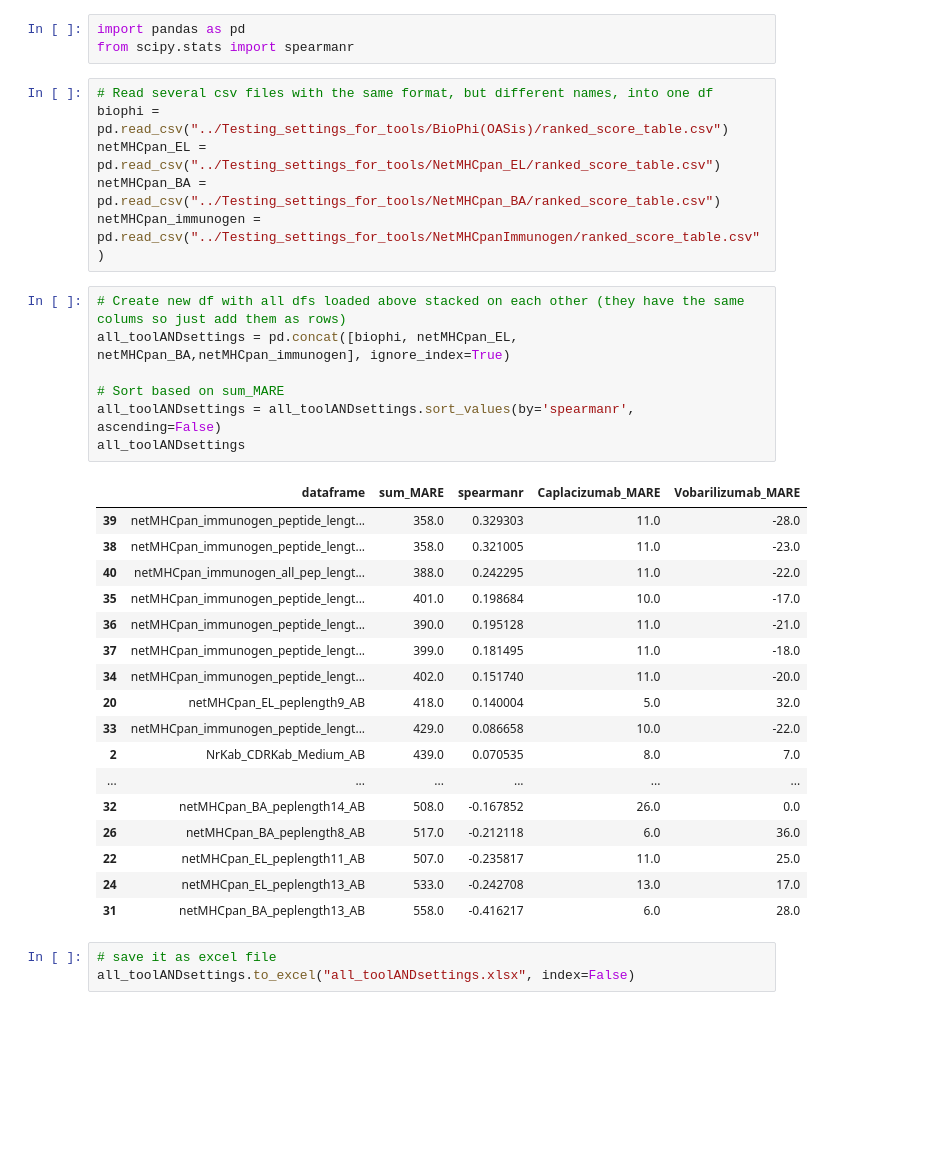
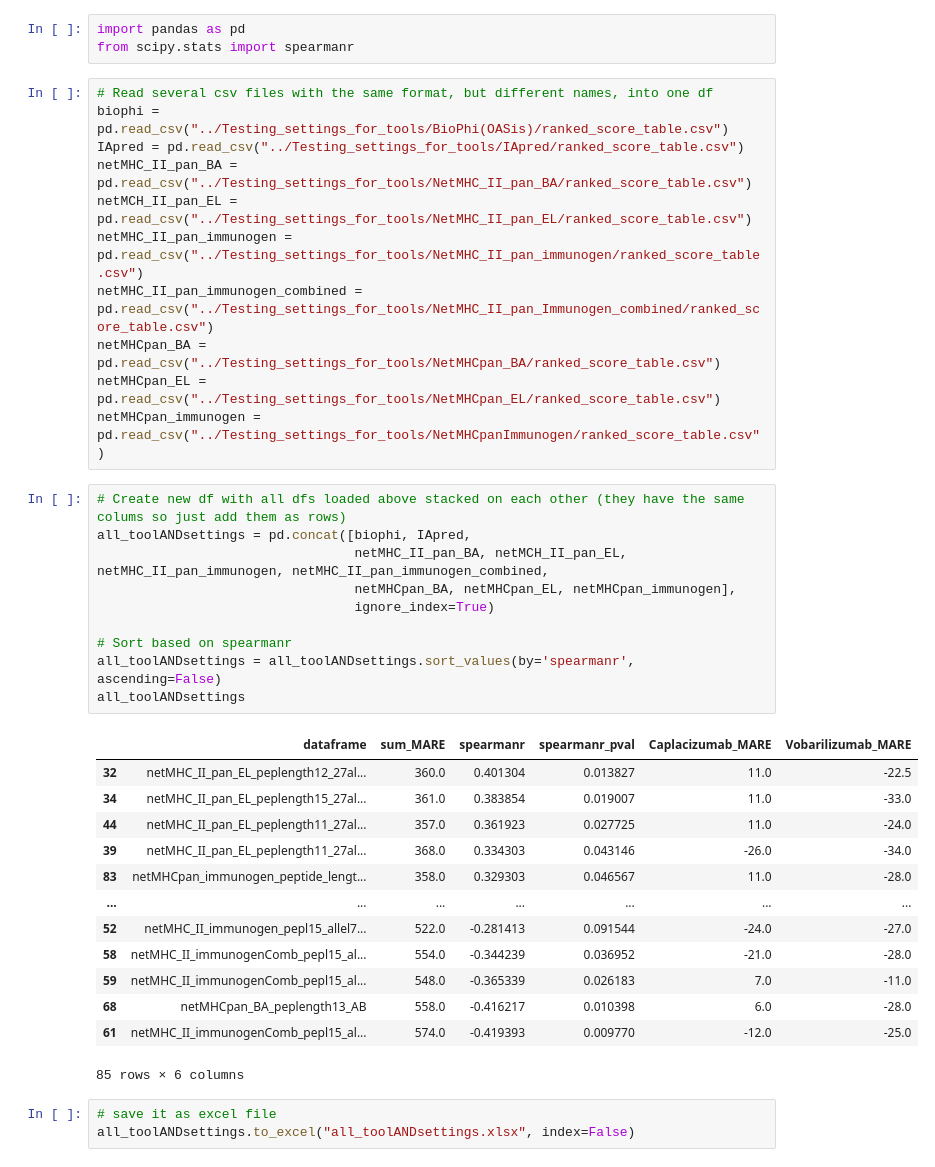
Before and after one commit to RebeckaAntonsson/Thesis, a Jupyter notebook: Immonogenecity_tool_testing/Best_tools/all_toolANDsettings.ipynb, the cells around one changed output. Cells and saved outputs as stored; diff of their text form; blank space fills up the shorter version.

```diff
--- a/Immonogenecity_tool_testing/Best_tools/all_toolANDsettings.ipynb
+++ b/Immonogenecity_tool_testing/Best_tools/all_toolANDsettings.ipynb
@@ -4,34 +4,38 @@ from scipy.stats import spearmanr
 # %%
 # Read several csv files with the same format, but different names, into one df
 biophi = pd.read_csv("../Testing_settings_for_tools/BioPhi(OASis)/ranked_score_table.csv")
+IApred = pd.read_csv("../Testing_settings_for_tools/IApred/ranked_score_table.csv")
+netMHC_II_pan_BA = pd.read_csv("../Testing_settings_for_tools/NetMHC_II_pan_BA/ranked_score_table.csv")
+netMCH_II_pan_EL = pd.read_csv("../Testing_settings_for_tools/NetMHC_II_pan_EL/ranked_score_table.csv")
+netMHC_II_pan_immunogen = pd.read_csv("../Testing_settings_for_tools/NetMHC_II_pan_immunogen/ranked_score_table.csv")
+netMHC_II_pan_immunogen_combined = pd.read_csv("../Testing_settings_for_tools/NetMHC_II_pan_Immunogen_combined/ranked_score_table.csv")
+netMHCpan_BA = pd.read_csv("../Testing_settings_for_tools/NetMHCpan_BA/ranked_score_table.csv")
 netMHCpan_EL = pd.read_csv("../Testing_settings_for_tools/NetMHCpan_EL/ranked_score_table.csv")
-netMHCpan_BA = pd.read_csv("../Testing_settings_for_tools/NetMHCpan_BA/ranked_score_table.csv")
 netMHCpan_immunogen = pd.read_csv("../Testing_settings_for_tools/NetMHCpanImmunogen/ranked_score_table.csv")
 # %%
 # Create new df with all dfs loaded above stacked on each other (they have the same colums so just add them as rows)
-all_toolANDsettings = pd.concat([biophi, netMHCpan_EL, netMHCpan_BA,netMHCpan_immunogen], ignore_index=True)
+all_toolANDsettings = pd.concat([biophi, IApred,
+                                 netMHC_II_pan_BA, netMCH_II_pan_EL, netMHC_II_pan_immunogen, netMHC_II_pan_immunogen_combined,
+                                 netMHCpan_BA, netMHCpan_EL, netMHCpan_immunogen],
+                                 ignore_index=True)
 
-# Sort based on sum_MARE
+# Sort based on spearmanr
 all_toolANDsettings = all_toolANDsettings.sort_values(by='spearmanr', ascending=False)
 all_toolANDsettings
 # %% [output]
-|  | dataframe | sum_MARE | spearmanr | Caplacizumab_MARE | Vobarilizumab_MARE |
-| 39 | netMHCpan_immunogen_peptide_lengt... | 358.0 | 0.329303 | 11.0 | -28.0 |
-| 38 | netMHCpan_immunogen_peptide_lengt... | 358.0 | 0.321005 | 11.0 | -23.0 |
-| 40 | netMHCpan_immunogen_all_pep_lengt... | 388.0 | 0.242295 | 11.0 | -22.0 |
-| 35 | netMHCpan_immunogen_peptide_lengt... | 401.0 | 0.198684 | 10.0 | -17.0 |
-| 36 | netMHCpan_immunogen_peptide_lengt... | 390.0 | 0.195128 | 11.0 | -21.0 |
-| 37 | netMHCpan_immunogen_peptide_lengt... | 399.0 | 0.181495 | 11.0 | -18.0 |
-| 34 | netMHCpan_immunogen_peptide_lengt... | 402.0 | 0.151740 | 11.0 | -20.0 |
-| 20 | netMHCpan_EL_peplength9_AB | 418.0 | 0.140004 | 5.0 | 32.0 |
-| 33 | netMHCpan_immunogen_peptide_lengt... | 429.0 | 0.086658 | 10.0 | -22.0 |
-| 2 | NrKab_CDRKab_Medium_AB | 439.0 | 0.070535 | 8.0 | 7.0 |
-| ... | ... | ... | ... | ... | ... |
-| 32 | netMHCpan_BA_peplength14_AB | 508.0 | -0.167852 | 26.0 | 0.0 |
-| 26 | netMHCpan_BA_peplength8_AB | 517.0 | -0.212118 | 6.0 | 36.0 |
-| 22 | netMHCpan_EL_peplength11_AB | 507.0 | -0.235817 | 11.0 | 25.0 |
-| 24 | netMHCpan_EL_peplength13_AB | 533.0 | -0.242708 | 13.0 | 17.0 |
-| 31 | netMHCpan_BA_peplength13_AB | 558.0 | -0.416217 | 6.0 | 28.0 |
+|  | dataframe | sum_MARE | spearmanr | spearmanr_pval | Caplacizumab_MARE | Vobarilizumab_MARE |
+| 32 | netMHC_II_pan_EL_peplength12_27al... | 360.0 | 0.401304 | 0.013827 | 11.0 | -22.5 |
+| 34 | netMHC_II_pan_EL_peplength15_27al... | 361.0 | 0.383854 | 0.019007 | 11.0 | -33.0 |
+| 44 | netMHC_II_pan_EL_peplength11_27al... | 357.0 | 0.361923 | 0.027725 | 11.0 | -24.0 |
+| 39 | netMHC_II_pan_EL_peplength11_27al... | 368.0 | 0.334303 | 0.043146 | -26.0 | -34.0 |
+| 83 | netMHCpan_immunogen_peptide_lengt... | 358.0 | 0.329303 | 0.046567 | 11.0 | -28.0 |
+| ... | ... | ... | ... | ... | ... | ... |
+| 52 | netMHC_II_immunogen_pepl15_allel7... | 522.0 | -0.281413 | 0.091544 | -24.0 | -27.0 |
+| 58 | netMHC_II_immunogenComb_pepl15_al... | 554.0 | -0.344239 | 0.036952 | -21.0 | -28.0 |
+| 59 | netMHC_II_immunogenComb_pepl15_al... | 548.0 | -0.365339 | 0.026183 | 7.0 | -11.0 |
+| 68 | netMHCpan_BA_peplength13_AB | 558.0 | -0.416217 | 0.010398 | 6.0 | -28.0 |
+| 61 | netMHC_II_immunogenComb_pepl15_al... | 574.0 | -0.419393 | 0.009770 | -12.0 | -25.0 |
+85 rows × 6 columns
 # %%
 # save it as excel file
 all_toolANDsettings.to_excel("all_toolANDsettings.xlsx", index=False)
```
Also changed, not shown: 12 other files.
